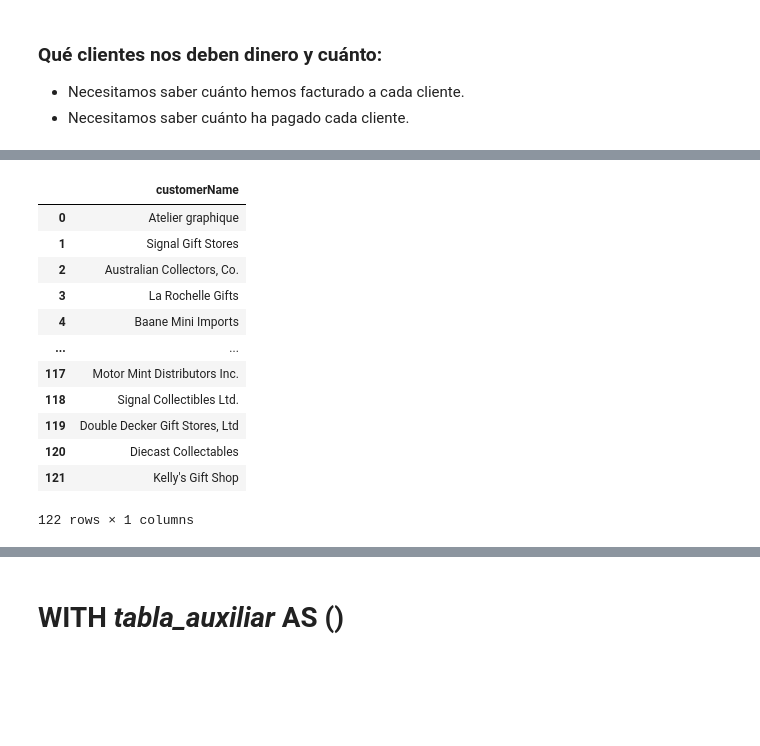
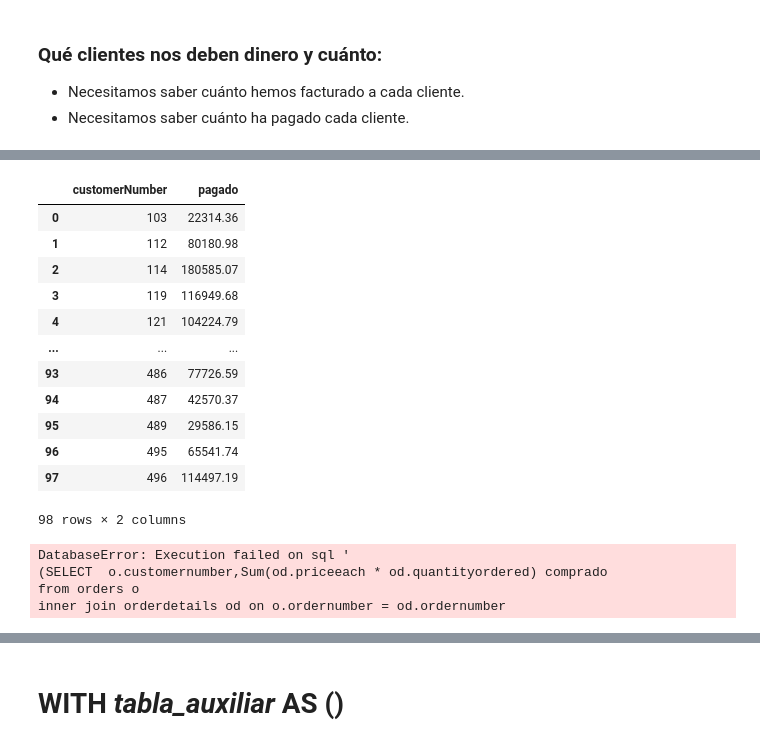
Before and after one commit to Unbiunio/SQL_practice, a Jupyter notebook: ClassicModels_curso_SQL.ipynb, the cells around one changed output, grey strips where cells are left out. Cells and saved outputs as stored; diff of their text form; code cells hidden in the pictures; blank space fills up the shorter version.

```diff
--- a/ClassicModels_curso_SQL.ipynb
+++ b/ClassicModels_curso_SQL.ipynb
@@ -1258,19 +1243,36 @@ pd.read_sql(q,con)
 # %%
-q="""Select c.customername
-from customers c
+q="""(Select p.customerNumber,sum (p.amount) pagado
+from payments p
+group by p.customernumber) pagos
 """
 pd.read_sql(q,con)
 # %% [output]
-|  | customerName |
-| 0 | Atelier graphique |
-| 1 | Signal Gift Stores |
-| 2 | Australian Collectors, Co. |
-| 3 | La Rochelle Gifts |
-| 4 | Baane Mini Imports |
-| ... | ... |
-| 117 | Motor Mint Distributors Inc. |
-| 118 | Signal Collectibles Ltd. |
-| 119 | Double Decker Gift Stores, Ltd |
-| 120 | Diecast Collectables |
-| 121 | Kelly's Gift Shop |
+|  | customerNumber | pagado |
+| 0 | 103 | 22314.36 |
+| 1 | 112 | 80180.98 |
+| 2 | 114 | 180585.07 |
+| 3 | 119 | 116949.68 |
+| 4 | 121 | 104224.79 |
+| ... | ... | ... |
+| 93 | 486 | 77726.59 |
+| 94 | 487 | 42570.37 |
+| 95 | 489 | 29586.15 |
+| 96 | 495 | 65541.74 |
+| 97 | 496 | 114497.19 |
-122 rows × 1 columns
+98 rows × 2 columns
+# %%
+q="""
+(SELECT  o.customernumber,Sum(od.priceeach * od.quantityordered) comprado
+from orders o
+inner join orderdetails od on o.ordernumber = od.ordernumber
+group by o.customernumber) COMPRAS
+
+
+
+"""
+pd.read_sql(q,con)
+# %% [output]
+DatabaseError: Execution failed on sql '
+(SELECT  o.customernumber,Sum(od.priceeach * od.quantityordered) comprado
+from orders o
+inner join orderdetails od on o.ordernumber = od.ordernumber
```
Also changed, not shown: parts of 2 cells of this notebook.
